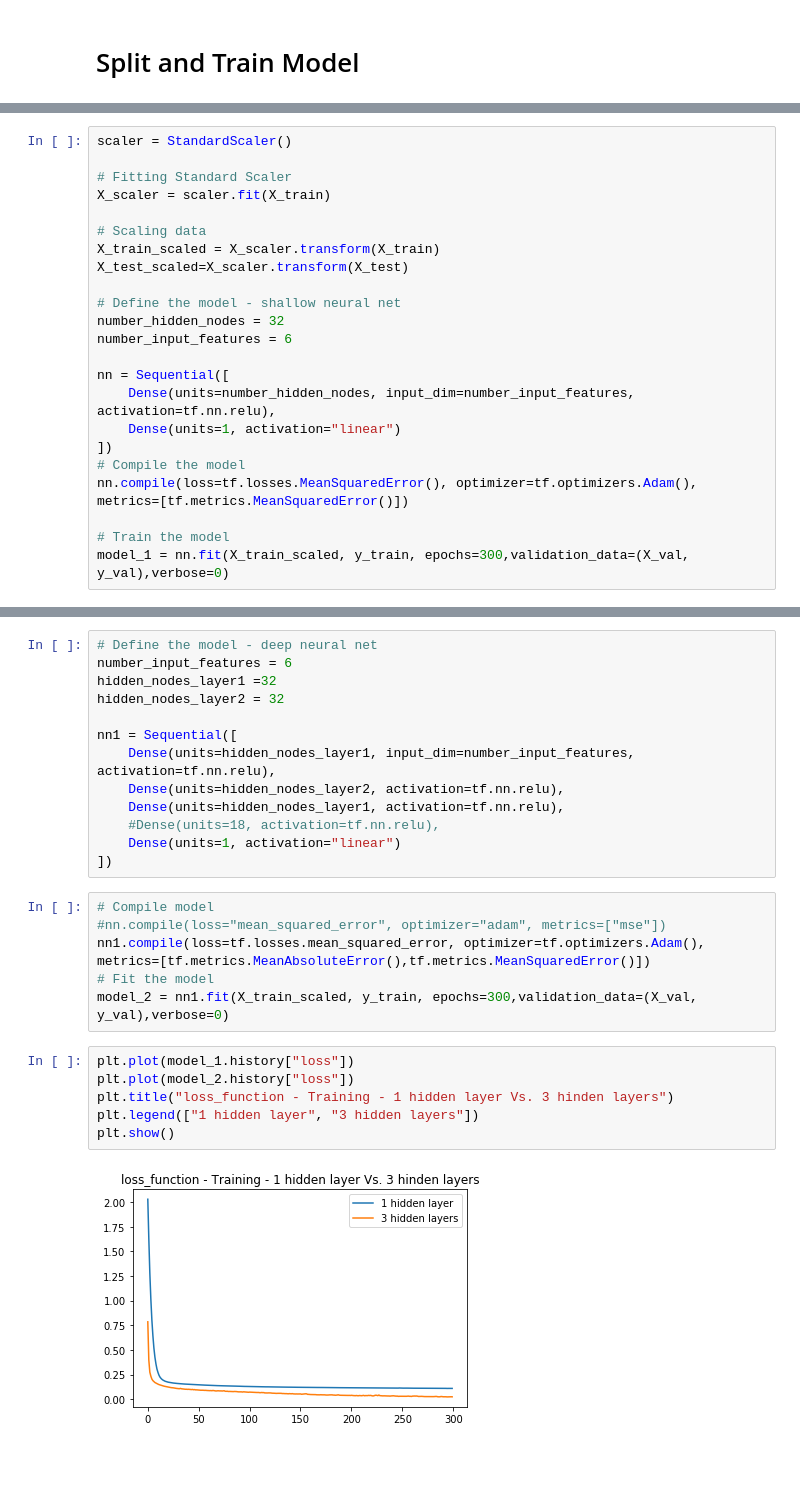
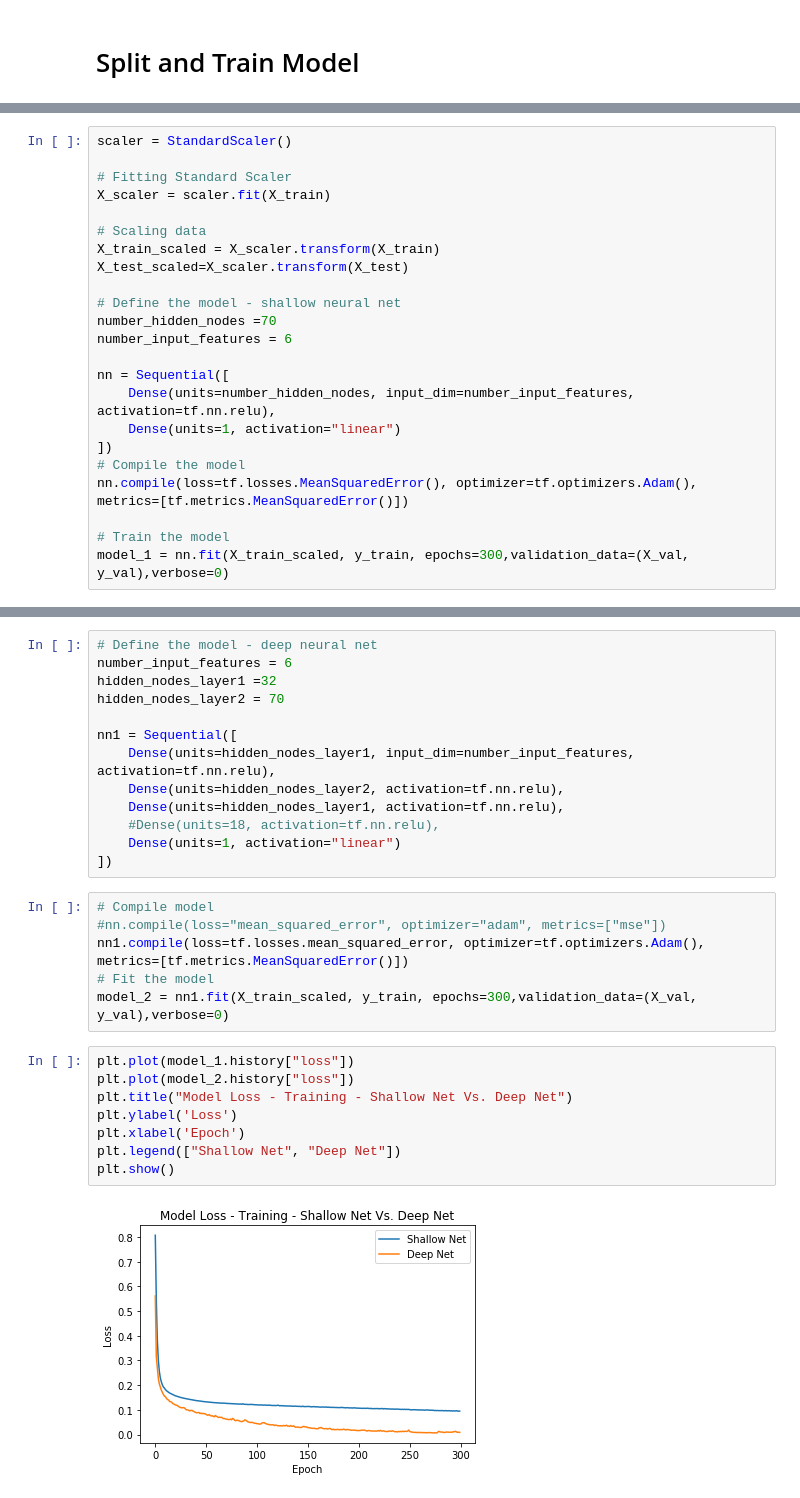
Before and after one commit to jcsoliman/Analysis-of-Stock-Price-Movements-Post-Earnings-Calls, a Jupyter notebook: TensorFlowML_Post3Days.ipynb, the cells around one changed output, grey strips where cells are left out. Saved outputs shown, nothing was run; the diff lists cells and outputs as text; blank space fills up the shorter version.

```diff
--- a/TensorFlowML_Post3Days.ipynb
+++ b/TensorFlowML_Post3Days.ipynb
@@ -65,7 +66,7 @@ X_train_scaled = X_scaler.transform(X_train)
 X_test_scaled=X_scaler.transform(X_test)
 
 # Define the model - shallow neural net
-number_hidden_nodes = 32
+number_hidden_nodes =70
 number_input_features = 6
 
 nn = Sequential([
@@ -89,7 +90,7 @@ plt.show()
 # Define the model - deep neural net
 number_input_features = 6
 hidden_nodes_layer1 =32
-hidden_nodes_layer2 = 32
+hidden_nodes_layer2 = 70
 
 nn1 = Sequential([
     Dense(units=hidden_nodes_layer1, input_dim=number_input_features, activation=tf.nn.relu),
@@ -101,14 +102,16 @@ nn1 = Sequential([
 # %%
 # Compile model
 #nn.compile(loss="mean_squared_error", optimizer="adam", metrics=["mse"])
-nn1.compile(loss=tf.losses.mean_squared_error, optimizer=tf.optimizers.Adam(), metrics=[tf.metrics.MeanAbsoluteError(),tf.metrics.MeanSquaredError()])
+nn1.compile(loss=tf.losses.mean_squared_error, optimizer=tf.optimizers.Adam(), metrics=[tf.metrics.MeanSquaredError()])
 # Fit the model
 model_2 = nn1.fit(X_train_scaled, y_train, epochs=300,validation_data=(X_val, y_val),verbose=0)
 # %%
 plt.plot(model_1.history["loss"])
 plt.plot(model_2.history["loss"])
-plt.title("loss_function - Training - 1 hidden layer Vs. 3 hinden layers")
-plt.legend(["1 hidden layer", "3 hidden layers"])
+plt.title("Model Loss - Training - Shallow Net Vs. Deep Net")
+plt.ylabel('Loss')
+plt.xlabel('Epoch')
+plt.legend(["Shallow Net", "Deep Net"])
 plt.show()
 # %% [output]
-[figure, old version]
+[figure, new version]
```
Also changed, not shown: parts of 7 cells of this notebook, 9 other files.
